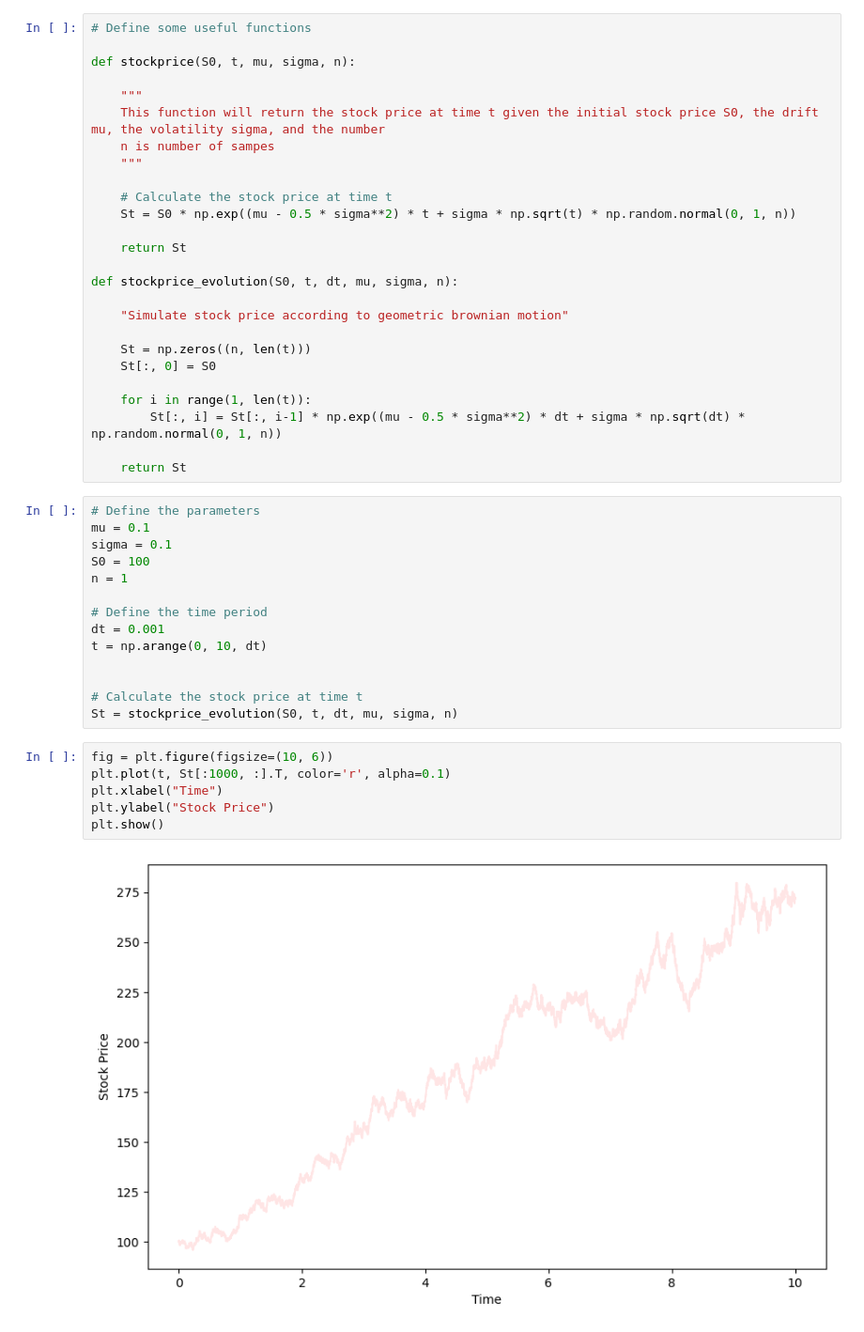
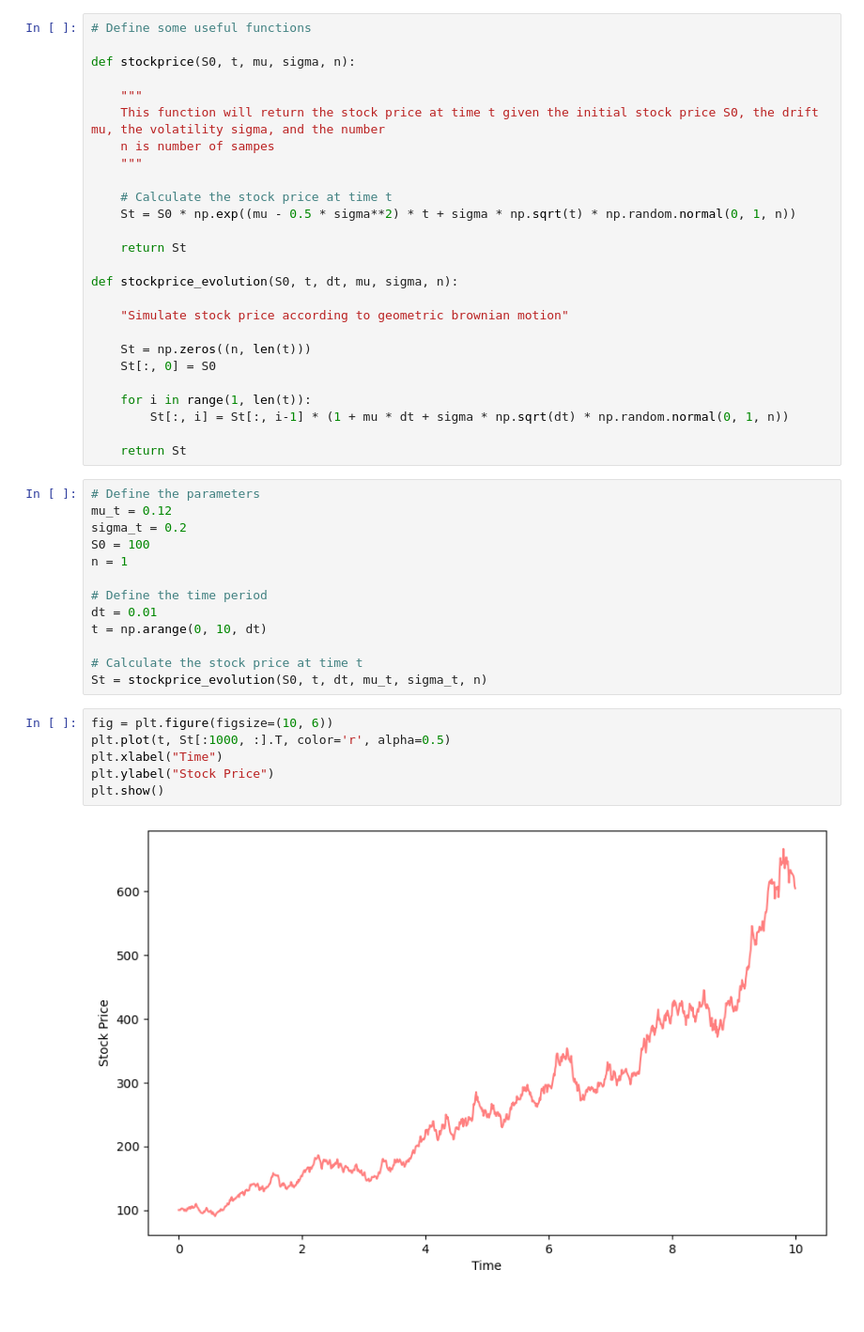
Before and after one commit to mikeal888/Hedging_API, a Jupyter notebook: fitting.ipynb, the cells around one changed output. Shown at 94% size. Saved outputs shown, nothing was run; the diff lists cells and outputs as text.

```diff
--- a/fitting.ipynb
+++ b/fitting.ipynb
@@ -28,28 +36,27 @@ def stockprice_evolution(S0, t, dt, mu, sigma, n):
     St[:, 0] = S0
 
     for i in range(1, len(t)):
-        St[:, i] = St[:, i-1] * np.exp((mu - 0.5 * sigma**2) * dt + sigma * np.sqrt(dt) * np.random.normal(0, 1, n))
+        St[:, i] = St[:, i-1] * (1 + mu * dt + sigma * np.sqrt(dt) * np.random.normal(0, 1, n))
 
     return St
 # %%
 # Define the parameters
-mu = 0.1
-sigma = 0.1
+mu_t = 0.12
+sigma_t = 0.2
 S0 = 100
 n = 1
 
 # Define the time period
-dt = 0.001
+dt = 0.01
 t = np.arange(0, 10, dt)
 
-
 # Calculate the stock price at time t
-St = stockprice_evolution(S0, t, dt, mu, sigma, n)
+St = stockprice_evolution(S0, t, dt, mu_t, sigma_t, n)
 # %%
 fig = plt.figure(figsize=(10, 6))
-plt.plot(t, St[:1000, :].T, color='r', alpha=0.1)
+plt.plot(t, St[:1000, :].T, color='r', alpha=0.5)
 plt.xlabel("Time")
 plt.ylabel("Stock Price")
 plt.show()
 # %% [output]
-[figure, old version]
+[figure, new version]
```
Also changed, not shown: parts of 7 cells of this notebook.
